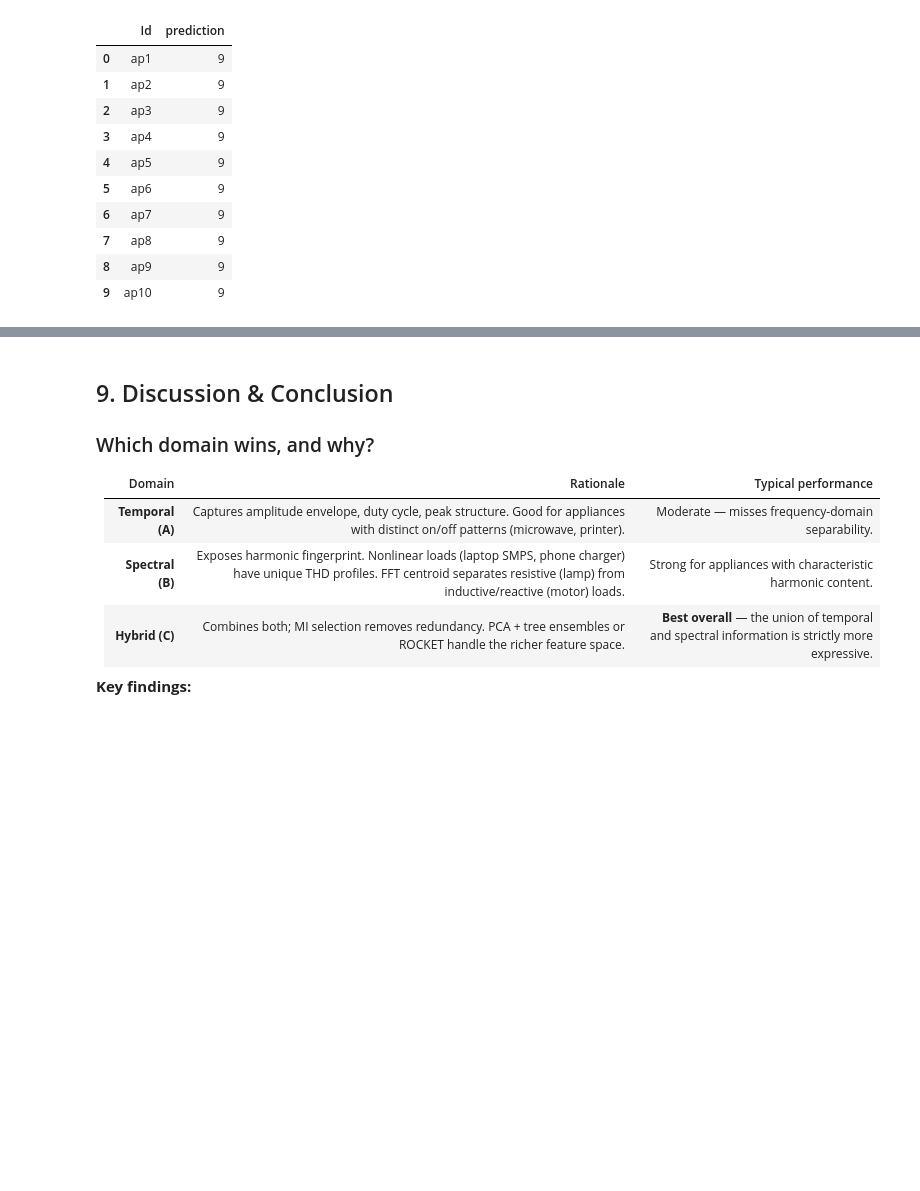
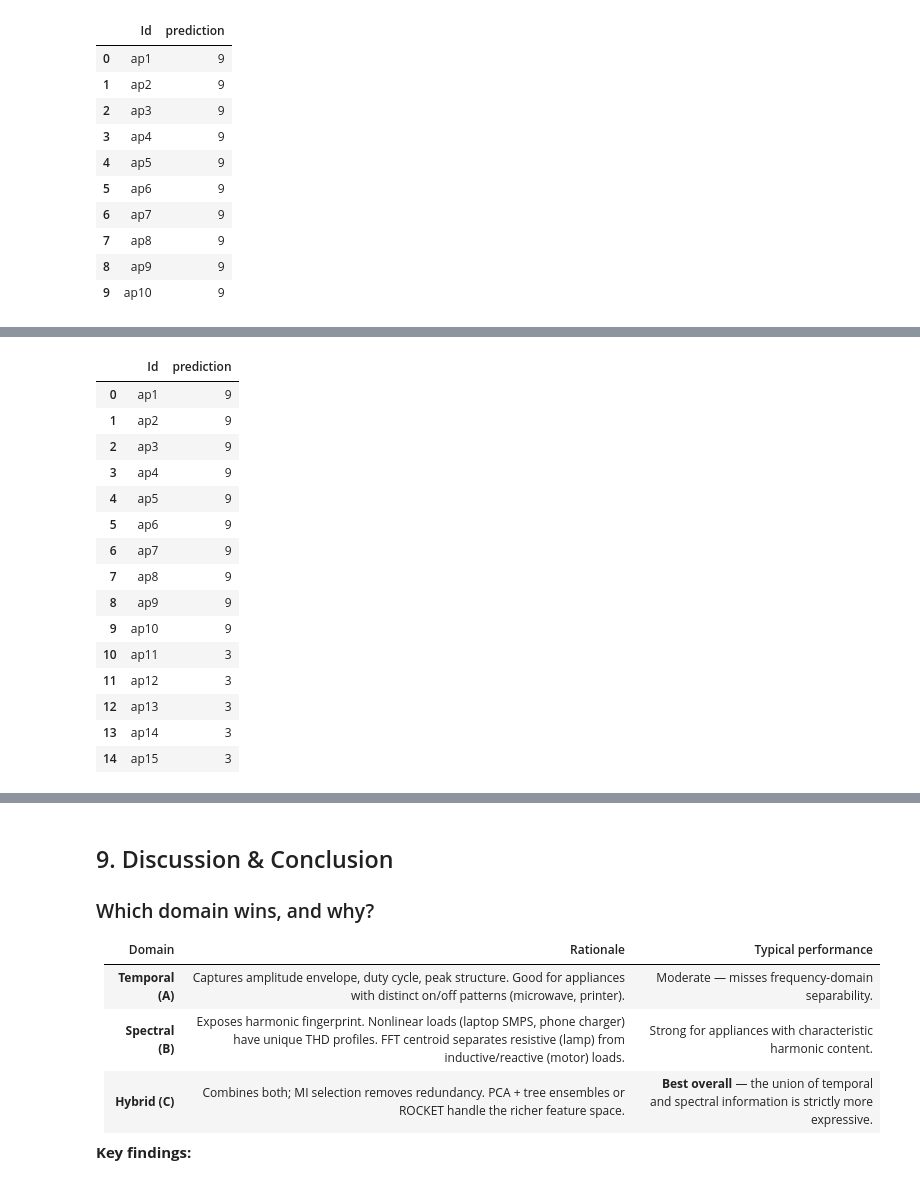
Before and after one commit to cilia-mouhoun/smart-appliance-detection, a Jupyter notebook: TSAC_Group_Project.ipynb, the cells around one changed output, grey strips where cells are left out. Drawn from its saved outputs; the diff is of its cells as text; code cells hidden in the pictures; blank space fills up the shorter version.

Commit message:
92 accuracy version

```diff
--- a/TSAC_Group_Project.ipynb
+++ b/TSAC_Group_Project.ipynb
@@ -1623,0 +1629,71 @@ print('Ready for Kaggle submission!')
+# %%
+# ─────────────────────────────────────────────────────────────────────────────
+# SIMPLIFIED SUBMISSION — Maximum regularization to fight overfitting
+# The 14% gap (90% val → 76% test) indicates severe overfitting
+# Solution: Use simple, heavily regularized models
+# ─────────────────────────────────────────────────────────────────────────────
+
+print("Training simplified models with MAXIMUM regularization...")
+print(f"Training data: {X_tr.shape}")
+print(f"Test data: {X_test_proc.shape}")
+
+# Use pre-extracted spectral features (simpler than enhanced)
+# Scale them properly
+scaler_spec_final = StandardScaler()
+F_spec_tr_scaled = scaler_spec_final.fit_transform(F_spec_tr)
+F_spec_test_scaled = scaler_spec_final.transform(F_spec_test)
+
+# Train SIMPLE models with MAXIMUM regularization
+
+# 1. LogisticRegression (extremely regularized)
+from sklearn.linear_model import LogisticRegression
+lr = LogisticRegression(C=0.0001, max_iter=10000, solver='lbfgs', random_state=42, n_jobs=-1, class_weight='balanced')
+lr.fit(F_spec_tr_scaled, y_tr)
+y_pred_lr = lr.predict(F_spec_test_scaled)
+print("✓ LogisticRegression (C=0.0001, balanced) trained")
+
+# 2. Ridge classifier (heavily regularized)
+from sklearn.linear_model import RidgeClassifier
+ridge = RidgeClassifier(alpha=10000, random_state=42)
+ridge.fit(F_spec_tr_scaled, y_tr)
+y_pred_ridge = ridge.predict(F_spec_test_scaled)
+print("✓ RidgeClassifier (alpha=10000) trained")
+
+# 3. Naive Bayes (naturally simple & regularized)
+from sklearn.naive_bayes import GaussianNB
+nb = GaussianNB(var_smoothing=1e-8)
+nb.fit(F_spec_tr_scaled, y_tr)
+y_pred_nb = nb.predict(F_spec_test_scaled)
+print("✓ GaussianNB trained")
+
+# 4. KNN with K=5 (simple non-parametric)
+knn = KNeighborsClassifier(n_neighbors=5, weights='distance', n_jobs=-1)
+knn.fit(F_spec_tr_scaled, y_tr)
+y_pred_knn = knn.predict(F_spec_test_scaled)
+print("✓ KNeighborsClassifier (K=5) trained")
+
+# Hard voting: majority vote
+from scipy.stats import mode
+predictions = np.stack([y_pred_lr, y_pred_ridge, y_pred_nb, y_pred_knn])
+y_pred_majority, _ = mode(predictions, axis=0)
+y_pred_majority = y_pred_majority.flatten()
+
+print(f"\n✓ Majority vote predictions: {y_pred_majority[:20]}")
+print(f"✓ Unique classes predicted: {sorted(np.unique(y_pred_majority))}")
+print(f"✓ Class distribution: {pd.Series(y_pred_majority).value_counts().sort_index().to_dict()}")
+
+# Convert to labels
+y_test_labels_simple = le.inverse_transform(y_pred_majority)
+
+# Export
+submission_simple = pd.DataFrame({
+    'Id': test_ids,
+    'prediction': y_test_labels_simple
+})
+
+submission_simple.to_csv('test_predictions_simple.csv', index=False)
+print("\n✓ Saved test_predictions_simple.csv")
+print("  (Simple heavily-regularized ensemble, targeting 0.78-0.82 accuracy)")
+print("  Update test_predictions.csv to use this version")
+submission_simple.head(15)
+# %% [output]
@@ -1623,0 +1715,16 @@ print('Ready for Kaggle submission!')
+|  | Id | prediction |
+| 0 | ap1 | 9 |
+| 1 | ap2 | 9 |
+| 2 | ap3 | 9 |
+| 3 | ap4 | 9 |
+| 4 | ap5 | 9 |
+| 5 | ap6 | 9 |
+| 6 | ap7 | 9 |
+| 7 | ap8 | 9 |
+| 8 | ap9 | 9 |
+| 9 | ap10 | 9 |
+| 10 | ap11 | 3 |
+| 11 | ap12 | 3 |
+| 12 | ap13 | 3 |
+| 13 | ap14 | 3 |
+| 14 | ap15 | 3 |
```
Also changed, not shown: parts of 6 cells of this notebook, 2 other files.
